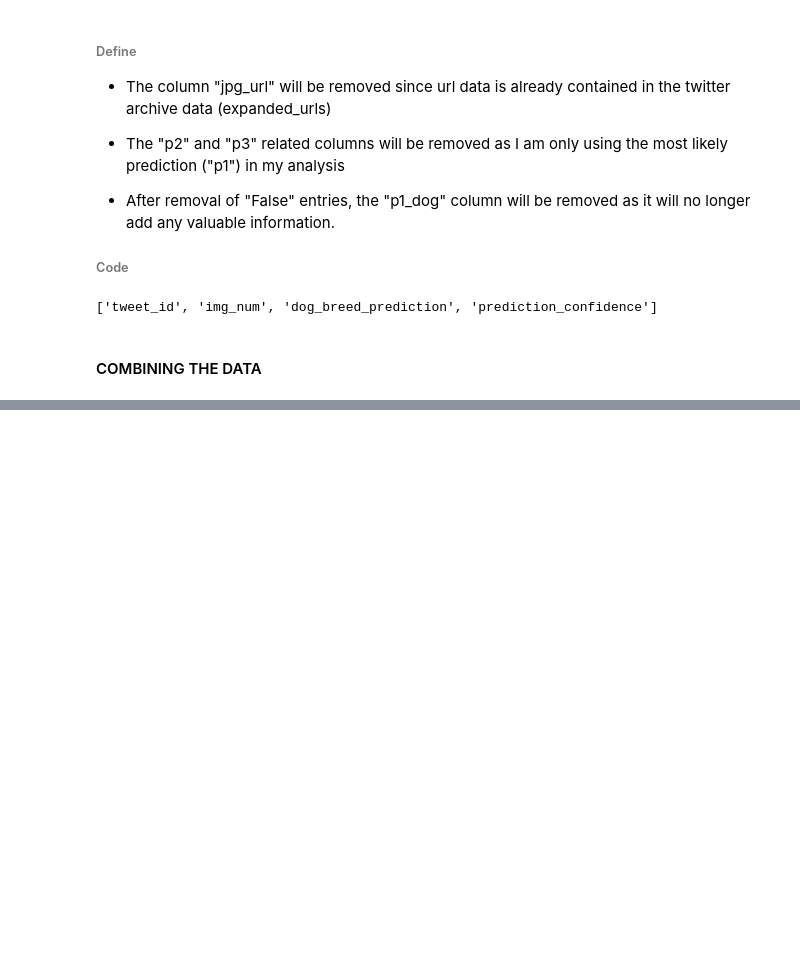
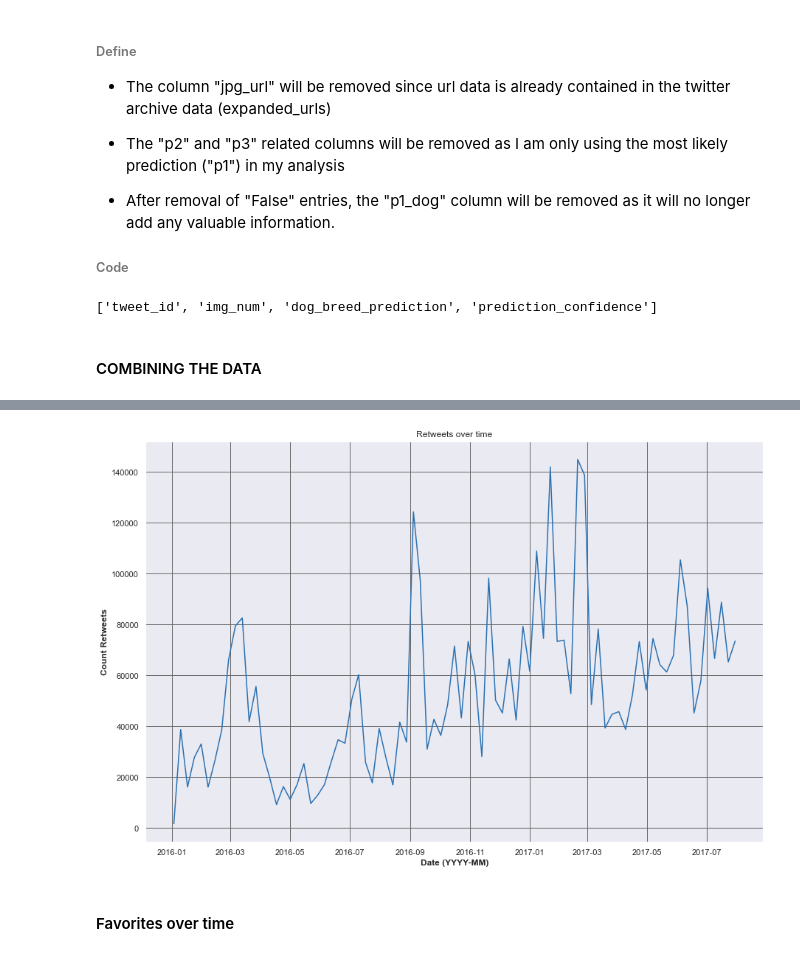
Before and after one commit to jbassie/DATA-ANALYSIS-USING-PANDAS, a Jupyter notebook: udacity_we_rate_dogs_project/wrangle_project_final.ipynb, the cells around one changed output, grey strips where cells are left out. Cells and saved outputs as stored; diff of their text form; code cells hidden in the pictures; blank space fills up the shorter version.

```diff
--- a/udacity_we_rate_dogs_project/wrangle_project_final.ipynb
+++ b/udacity_we_rate_dogs_project/wrangle_project_final.ipynb
@@ -1035,0 +1147,11 @@ Name: dog_category, dtype: int64
+# %%
+plt.subplots(figsize=(15, 10))
+plt.plot(retweets.tweet_timestamp, retweets.retweet_count)
+plt.grid(b=True, which='major', color='#666666', linestyle='-')
+plt.title('Retweets over time')
+plt.xlabel('Date (YYYY-MM)', weight='bold')
+plt.ylabel('Count Retweets', weight='bold')
+# %% [output]
+[figure, added]
+# %% [markdown]
+#### Favorites over time
```
Also changed, not shown: parts of 24 cells of this notebook, 3 other files.
